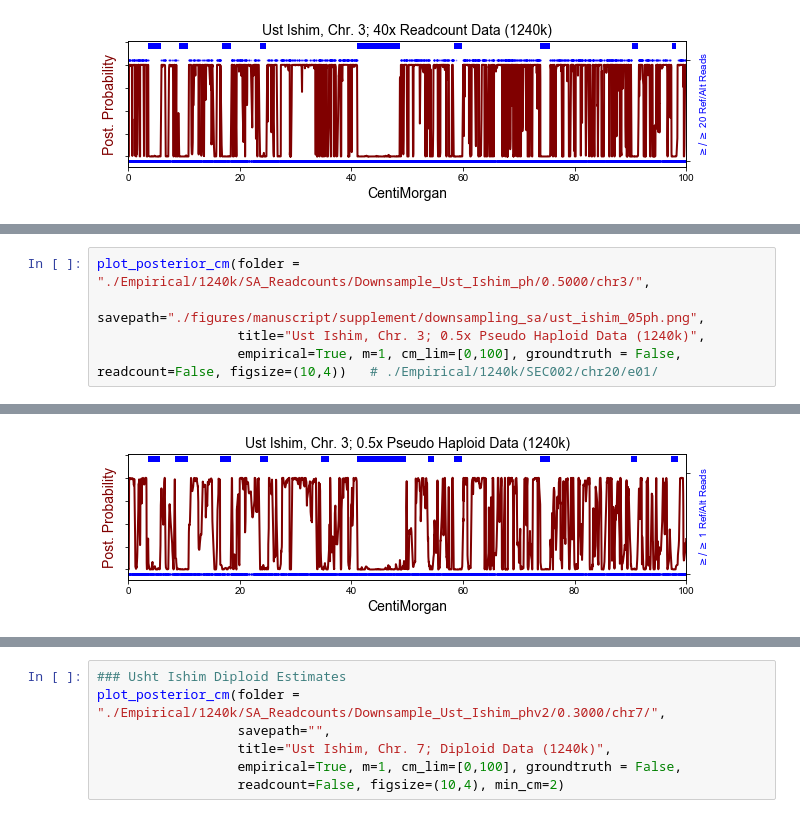
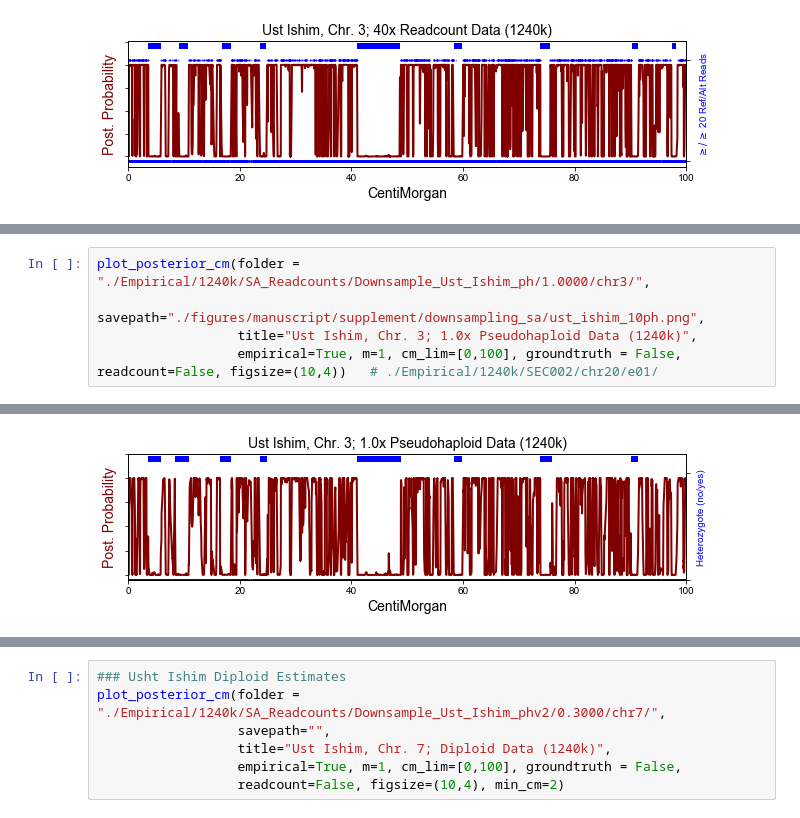
Before and after one commit to hringbauer/hapROH, a Jupyter notebook: Notebooks/Figures/plot_posterior.ipynb, the cells around one changed output, grey strips where cells are left out. Saved outputs shown, nothing was run; the diff lists cells and outputs as text.

```diff
--- a/Notebooks/Figures/plot_posterior.ipynb
+++ b/Notebooks/Figures/plot_posterior.ipynb
@@ -271,6 +272,6 @@ Saved figure to: ./figures/manuscript/supplement/downsampling_sa/ust_ishim_065rc
 # %%
-plot_posterior_cm(folder = "./Empirical/1240k/SA_Readcounts/Downsample_Ust_Ishim_ph/0.5000/chr3/",
-                  savepath="./figures/manuscript/supplement/downsampling_sa/ust_ishim_05ph.png",
-                  title="Ust Ishim, Chr. 3; 0.5x Pseudo Haploid Data (1240k)",
+plot_posterior_cm(folder = "./Empirical/1240k/SA_Readcounts/Downsample_Ust_Ishim_ph/1.0000/chr3/",
+                  savepath="./figures/manuscript/supplement/downsampling_sa/ust_ishim_10ph.png",
+                  title="Ust Ishim, Chr. 3; 1.0x Pseudohaploid Data (1240k)",
                   empirical=True, m=1, cm_lim=[0,100], groundtruth = False, readcount=False, figsize=(10,4))   # ./Empirical/1240k/SEC002/chr20/e01/
 # %% [output]
@@ -279,2 +280,2 @@ Saved figure to: ./figures/manuscript/supplement/downsampling_sa/ust_ishim_05ph.
-[figure, old version]
+[figure, new version]
 # %%
```
Also changed, not shown: parts of 5 cells of this notebook, 16 other files.
